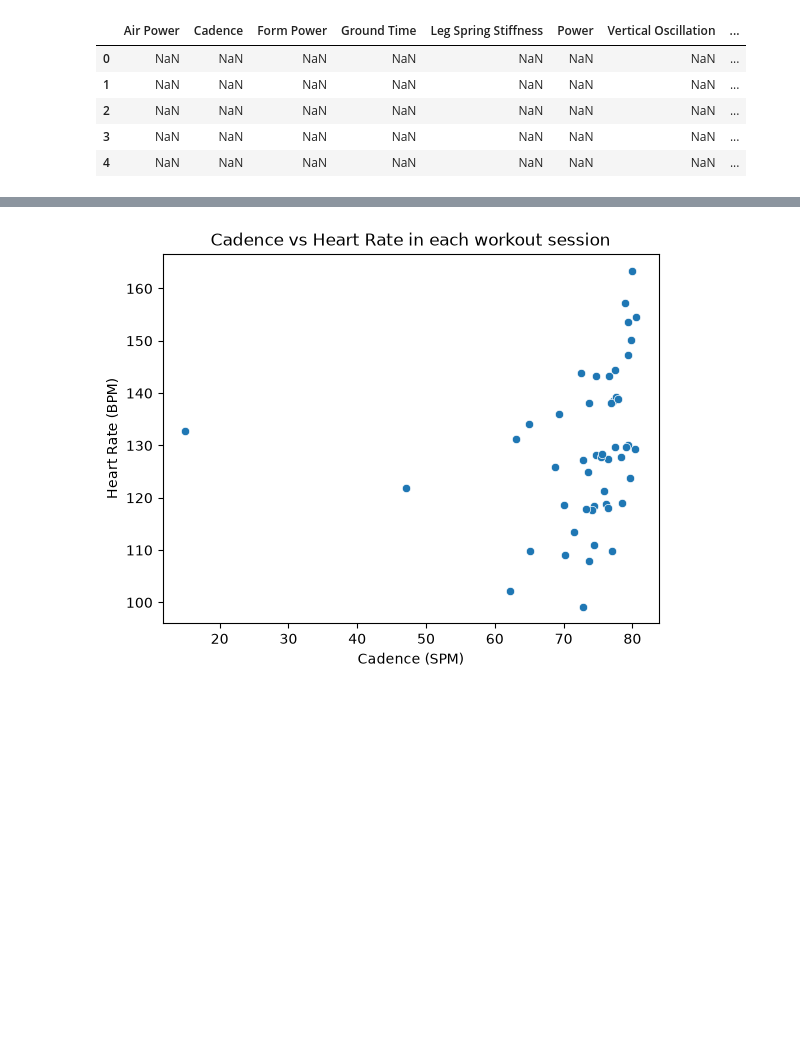
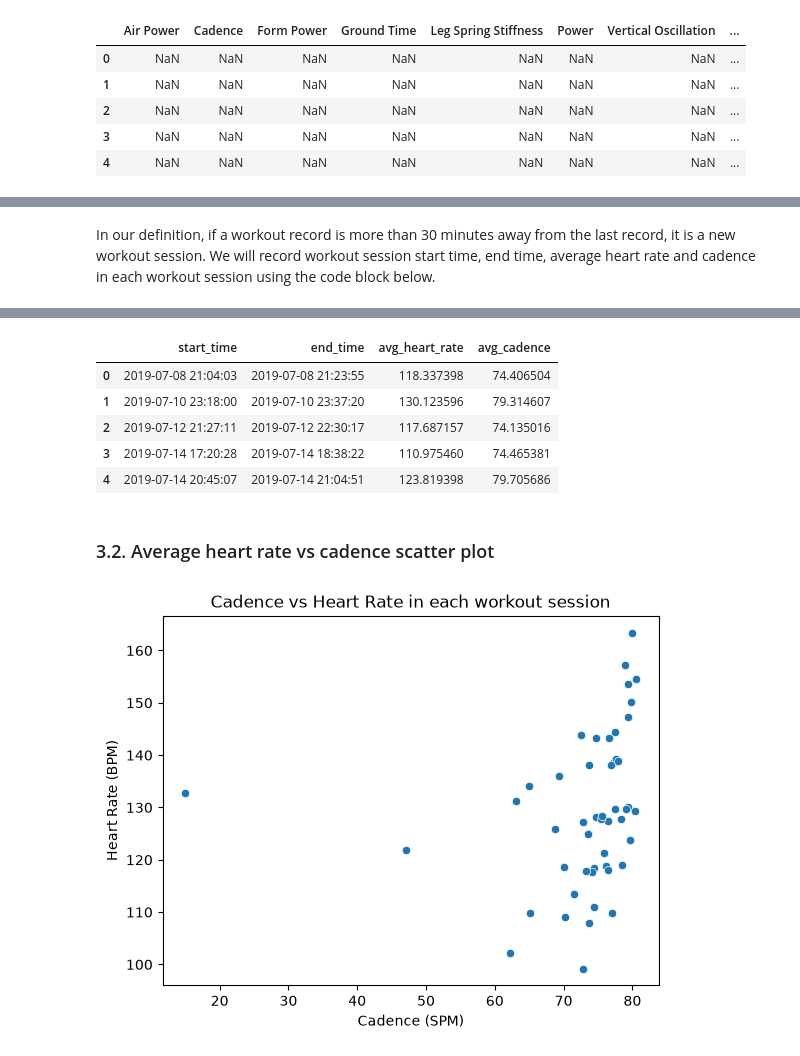
Before and after one commit to vandao288/strava_data_report, a Jupyter notebook: strava.ipynb, the cells around one changed output, grey strips where cells are left out. Cells and saved outputs as stored; diff of their text form; code cells hidden in the pictures; blank space fills up the shorter version.

Commit message:
Markdown added: split into workout sessions

```diff
--- a/strava.ipynb
+++ b/strava.ipynb
@@ -432,6 +432,3 @@ df_selected.describe()
 That looks good. Now we are ready for data analysis.
 # %% [markdown]
 ## 3. Data analysis and visualization
-# %%
-pd.set_option('display.max_rows', None)
-hr_cleaned[['heart_rate', 'cadence_unified', 'timestamp_dt']].head(10)
@@ -473,3 +451,5 @@ Name: timestamp_dt, dtype: object
+# %% [markdown]
+In our definition, if a workout record is more than 30 minutes away from the last record, it is a new workout session. We will record workout session start time, end time, average heart rate and cadence in each workout session using the code block below.
 # %%
 time_deltas = hr_sorted['timestamp_dt'].diff().dt.total_seconds()
 hr_sorted['session_id'] = (time_deltas >= 1800).cumsum()
@@ -480,5 +460,5 @@ workout_summary = hr_sorted.groupby('session_id').agg(
     avg_cadence=('cadence_unified', 'mean')
 ).reset_index(drop=True)
 
-print(workout_summary)
+workout_summary.head()
 # %% [output]
@@ -502,3 +465,11 @@ print(workout_summary)
+|  | start_time | end_time | avg_heart_rate | avg_cadence |
+| 0 | 2019-07-08 21:04:03 | 2019-07-08 21:23:55 | 118.337398 | 74.406504 |
+| 1 | 2019-07-10 23:18:00 | 2019-07-10 23:37:20 | 130.123596 | 79.314607 |
+| 2 | 2019-07-12 21:27:11 | 2019-07-12 22:30:17 | 117.687157 | 74.135016 |
+| 3 | 2019-07-14 17:20:28 | 2019-07-14 18:38:22 | 110.975460 | 74.465381 |
+| 4 | 2019-07-14 20:45:07 | 2019-07-14 21:04:51 | 123.819398 | 79.705686 |
+# %% [markdown]
+### 3.2. Average heart rate vs cadence scatter plot
 # %%
 sns.scatterplot(data=workout_summary, x="avg_cadence", y="avg_heart_rate")
 plt.title("Cadence vs Heart Rate in each workout session")
```
Also changed, not shown: parts of 7 cells of this notebook.
